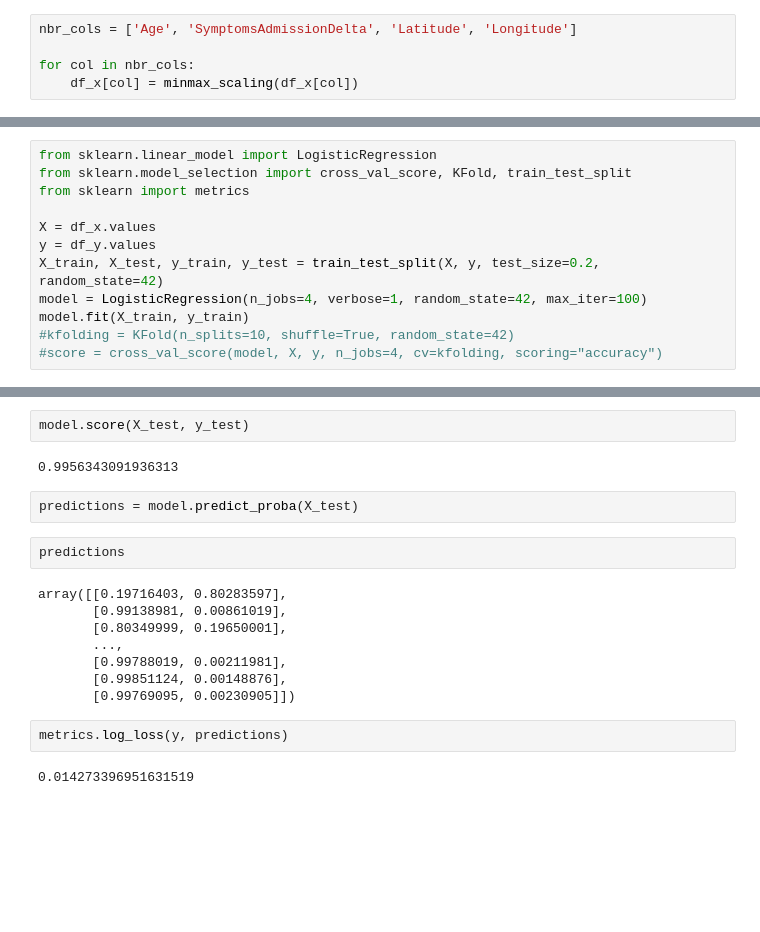
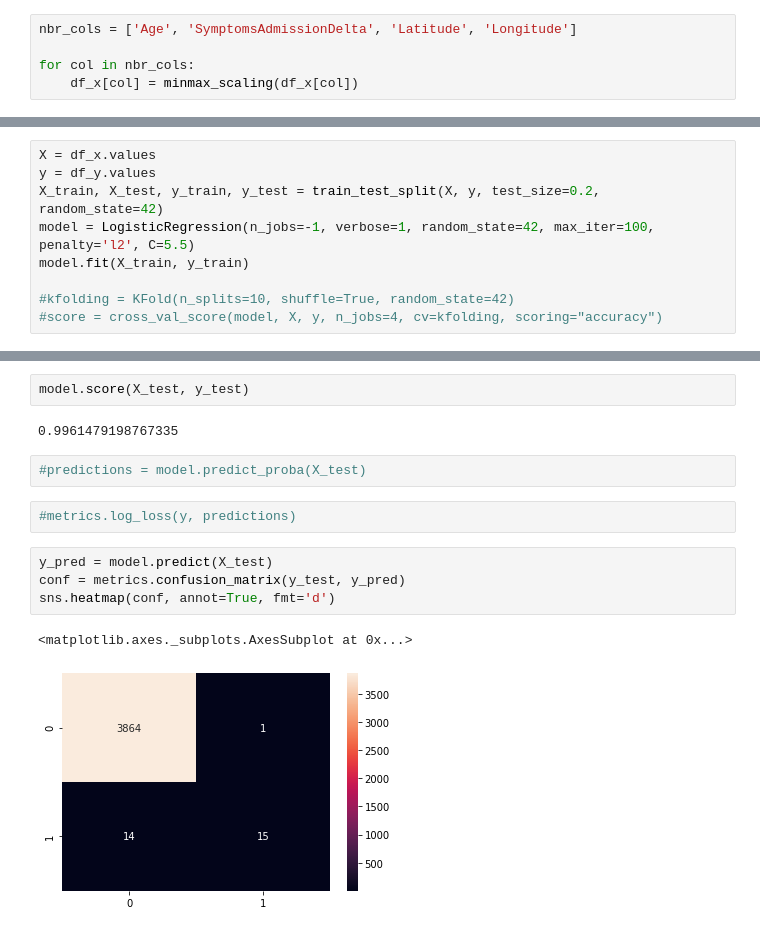
Before and after one commit to MarcusGitAccount/Covid19-Survival-Prediction, a Jupyter notebook: 30239_ PopMarcus.ipynb, the cells around one changed output, grey strips where cells are left out. Saved outputs shown, nothing was run; the diff lists cells and outputs as text; blank space fills up the shorter version.

```diff
--- a/30239_ PopMarcus.ipynb
+++ b/30239_ PopMarcus.ipynb
@@ -387,13 +401,10 @@ for col in nbr_cols:
 # %%
-from sklearn.linear_model import LogisticRegression
-from sklearn.model_selection import cross_val_score, KFold, train_test_split
-from sklearn import metrics
-
 X = df_x.values
 y = df_y.values
 X_train, X_test, y_train, y_test = train_test_split(X, y, test_size=0.2, random_state=42)
-model = LogisticRegression(n_jobs=4, verbose=1, random_state=42, max_iter=100)
+model = LogisticRegression(n_jobs=-1, verbose=1, random_state=42, max_iter=100,  penalty='l2', C=5.5)
 model.fit(X_train, y_train)
+
 #kfolding = KFold(n_splits=10, shuffle=True, random_state=42)
 #score = cross_val_score(model, X, y, n_jobs=4, cv=kfolding, scoring="accuracy")
 # %% [output]
@@ -406,20 +417,15 @@ LogisticRegression(C=1.0, class_weight=None, dual=False, fit_intercept=True,
 # %%
 model.score(X_test, y_test)
 # %% [output]
-0.9956343091936313
+0.9961479198767335
 # %%
-predictions = model.predict_proba(X_test)
+#predictions = model.predict_proba(X_test)
-# %%
-predictions
-# %% [output]
-array([[0.19716403, 0.80283597],
-       [0.99138981, 0.00861019],
-       [0.80349999, 0.19650001],
-       ...,
-       [0.99788019, 0.00211981],
-       [0.99851124, 0.00148876],
-       [0.99769095, 0.00230905]])
 # %%
-metrics.log_loss(y, predictions)
+#metrics.log_loss(y, predictions)
-# %% [output]
-0.014273396951631519
+# %%
+y_pred = model.predict(X_test)
+conf = metrics.confusion_matrix(y_test, y_pred)
+sns.heatmap(conf, annot=True, fmt='d')
+# %% [output]
+<matplotlib.axes._subplots.AxesSubplot at 0x...>
+[figure, added]
```
Also changed, not shown: parts of 14 cells of this notebook.
